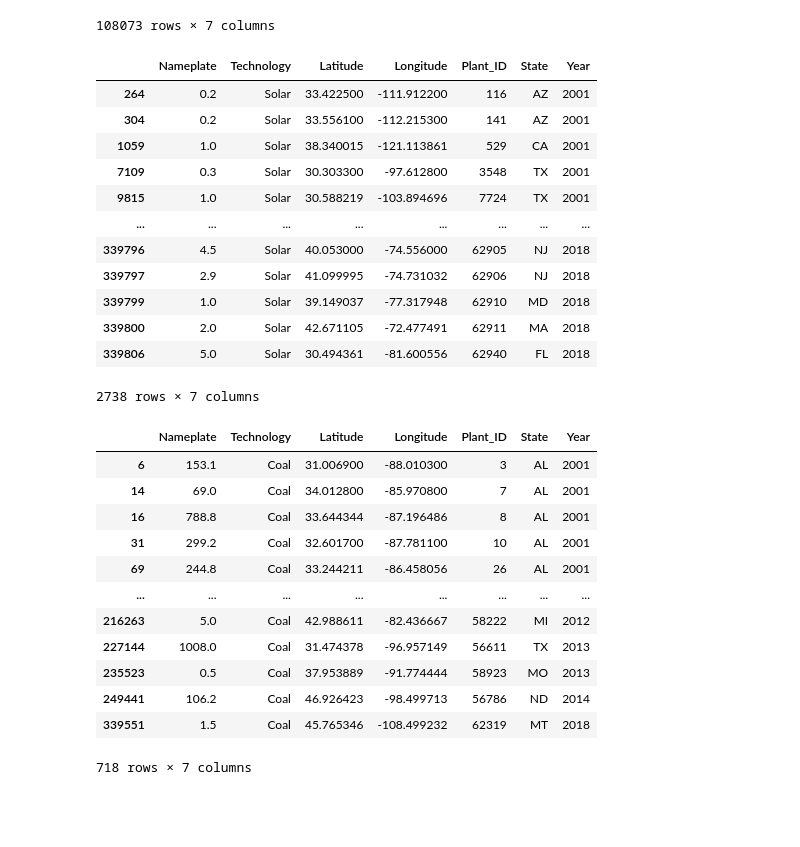
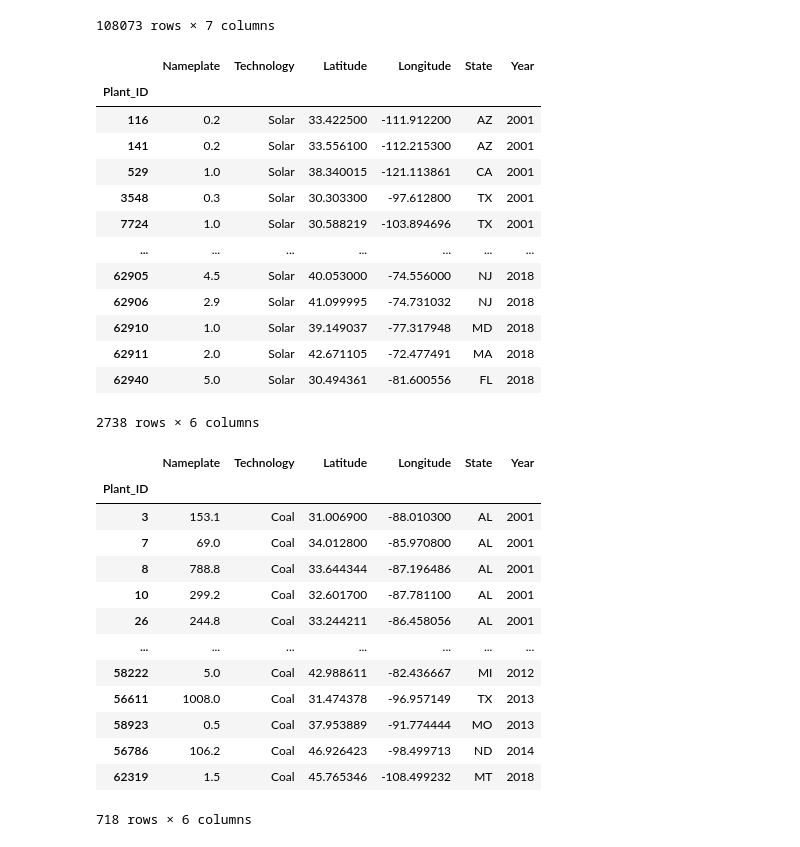
Before and after one commit to raj-cmyk/The-Coalition, a Jupyter notebook: load_data.ipynb, the cells around one changed output. Saved outputs shown, nothing was run; the diff lists cells and outputs as text; code cells hidden in the pictures; blank space fills up the shorter version.

```diff
--- a/load_data.ipynb
+++ b/load_data.ipynb
@@ -606,37 +606,41 @@ other_df
 108073 rows × 7 columns
 # %%
 solar_df.drop_duplicates(subset=['Plant_ID'], inplace=True)
+solar_df.set_index("Plant_ID", inplace=True)
 solar_df
 # %% [output]
-|  | Nameplate | Technology | Latitude | Longitude | Plant_ID | State | Year |
-| 264 | 0.2 | Solar | 33.422500 | -111.912200 | 116 | AZ | 2001 |
-| 304 | 0.2 | Solar | 33.556100 | -112.215300 | 141 | AZ | 2001 |
-| 1059 | 1.0 | Solar | 38.340015 | -121.113861 | 529 | CA | 2001 |
-| 7109 | 0.3 | Solar | 30.303300 | -97.612800 | 3548 | TX | 2001 |
-| 9815 | 1.0 | Solar | 30.588219 | -103.894696 | 7724 | TX | 2001 |
-| ... | ... | ... | ... | ... | ... | ... | ... |
-| 339796 | 4.5 | Solar | 40.053000 | -74.556000 | 62905 | NJ | 2018 |
-| 339797 | 2.9 | Solar | 41.099995 | -74.731032 | 62906 | NJ | 2018 |
-| 339799 | 1.0 | Solar | 39.149037 | -77.317948 | 62910 | MD | 2018 |
-| 339800 | 2.0 | Solar | 42.671105 | -72.477491 | 62911 | MA | 2018 |
-| 339806 | 5.0 | Solar | 30.494361 | -81.600556 | 62940 | FL | 2018 |
+|  | Nameplate | Technology | Latitude | Longitude | State | Year |
+| Plant_ID |  |  |  |  |  |  |
+| 116 | 0.2 | Solar | 33.422500 | -111.912200 | AZ | 2001 |
+| 141 | 0.2 | Solar | 33.556100 | -112.215300 | AZ | 2001 |
+| 529 | 1.0 | Solar | 38.340015 | -121.113861 | CA | 2001 |
+| 3548 | 0.3 | Solar | 30.303300 | -97.612800 | TX | 2001 |
+| 7724 | 1.0 | Solar | 30.588219 | -103.894696 | TX | 2001 |
+| ... | ... | ... | ... | ... | ... | ... |
+| 62905 | 4.5 | Solar | 40.053000 | -74.556000 | NJ | 2018 |
+| 62906 | 2.9 | Solar | 41.099995 | -74.731032 | NJ | 2018 |
+| 62910 | 1.0 | Solar | 39.149037 | -77.317948 | MD | 2018 |
+| 62911 | 2.0 | Solar | 42.671105 | -72.477491 | MA | 2018 |
+| 62940 | 5.0 | Solar | 30.494361 | -81.600556 | FL | 2018 |
-2738 rows × 7 columns
+2738 rows × 6 columns
 # %%
 coal_df.drop_duplicates(subset=['Plant_ID'], inplace=True)
+coal_df.set_index("Plant_ID", inplace=True)
 coal_df
 # %% [output]
-|  | Nameplate | Technology | Latitude | Longitude | Plant_ID | State | Year |
-| 6 | 153.1 | Coal | 31.006900 | -88.010300 | 3 | AL | 2001 |
-| 14 | 69.0 | Coal | 34.012800 | -85.970800 | 7 | AL | 2001 |
-| 16 | 788.8 | Coal | 33.644344 | -87.196486 | 8 | AL | 2001 |
-| 31 | 299.2 | Coal | 32.601700 | -87.781100 | 10 | AL | 2001 |
-| 69 | 244.8 | Coal | 33.244211 | -86.458056 | 26 | AL | 2001 |
-| ... | ... | ... | ... | ... | ... | ... | ... |
-| 216263 | 5.0 | Coal | 42.988611 | -82.436667 | 58222 | MI | 2012 |
-| 227144 | 1008.0 | Coal | 31.474378 | -96.957149 | 56611 | TX | 2013 |
-| 235523 | 0.5 | Coal | 37.953889 | -91.774444 | 58923 | MO | 2013 |
-| 249441 | 106.2 | Coal | 46.926423 | -98.499713 | 56786 | ND | 2014 |
-| 339551 | 1.5 | Coal | 45.765346 | -108.499232 | 62319 | MT | 2018 |
+|  | Nameplate | Technology | Latitude | Longitude | State | Year |
+| Plant_ID |  |  |  |  |  |  |
+| 3 | 153.1 | Coal | 31.006900 | -88.010300 | AL | 2001 |
+| 7 | 69.0 | Coal | 34.012800 | -85.970800 | AL | 2001 |
+| 8 | 788.8 | Coal | 33.644344 | -87.196486 | AL | 2001 |
+| 10 | 299.2 | Coal | 32.601700 | -87.781100 | AL | 2001 |
+| 26 | 244.8 | Coal | 33.244211 | -86.458056 | AL | 2001 |
+| ... | ... | ... | ... | ... | ... | ... |
+| 58222 | 5.0 | Coal | 42.988611 | -82.436667 | MI | 2012 |
+| 56611 | 1008.0 | Coal | 31.474378 | -96.957149 | TX | 2013 |
+| 58923 | 0.5 | Coal | 37.953889 | -91.774444 | MO | 2013 |
+| 56786 | 106.2 | Coal | 46.926423 | -98.499713 | ND | 2014 |
+| 62319 | 1.5 | Coal | 45.765346 | -108.499232 | MT | 2018 |
-718 rows × 7 columns
+718 rows × 6 columns
 # %%
 wind_df.drop_duplicates(subset=['Plant_ID'], inplace=True)
```
Also changed, not shown: parts of 18 cells of this notebook, 8 other files.
